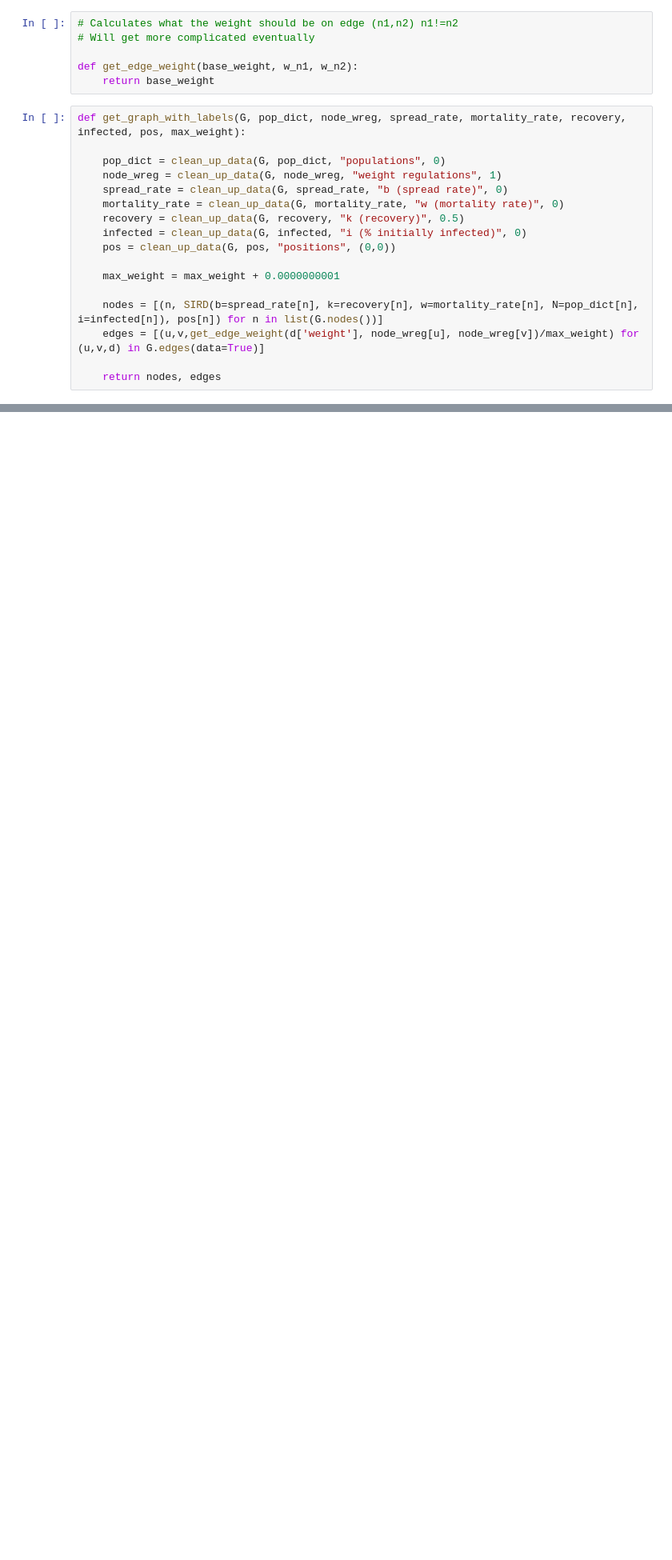
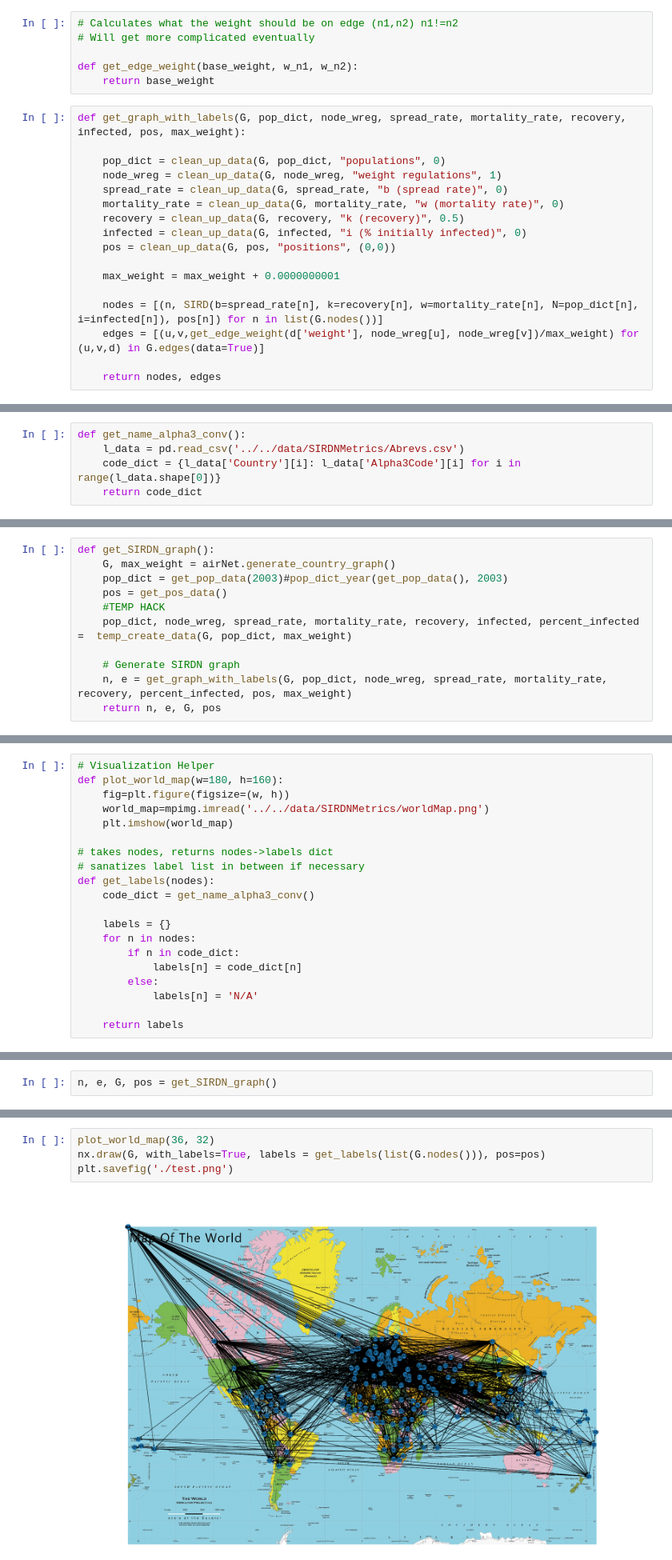
Before and after one commit to Katsutoshii/adversarial-epidemics, a Jupyter notebook: src/notebooks/SIRDNGraph.ipynb, the cells around one changed output, grey strips where cells are left out. Shown at 80% size. Drawn from its saved outputs; the diff is of its cells as text; blank space fills up the shorter version.

Commit message:
Added SIRDNGraph

```diff
--- a/src/notebooks/SIRDNGraph.ipynb
+++ b/src/notebooks/SIRDNGraph.ipynb
@@ -178,0 +48,5 @@ def pop_dict_year(data, year):
+# %%
+def get_name_alpha3_conv():
+    l_data = pd.read_csv('../../data/SIRDNMetrics/Abrevs.csv')
+    code_dict = {l_data['Country'][i]: l_data['Alpha3Code'][i] for i in range(l_data.shape[0])}
+    return code_dict
@@ -239,0 +115,11 @@ srirdg.save_dict()
+# %%
+def get_SIRDN_graph():
+    G, max_weight = airNet.generate_country_graph()
+    pop_dict = get_pop_data(2003)#pop_dict_year(get_pop_data(), 2003)
+    pos = get_pos_data()
+    #TEMP HACK
+    pop_dict, node_wreg, spread_rate, mortality_rate, recovery, infected, percent_infected =  temp_create_data(G, pop_dict, max_weight)
+
+    # Generate SIRDN graph
+    n, e = get_graph_with_labels(G, pop_dict, node_wreg, spread_rate, mortality_rate, recovery, percent_infected, pos, max_weight)
+    return n, e, G, pos
@@ -239,0 +128,20 @@ srirdg.save_dict()
+# %%
+# Visualization Helper
+def plot_world_map(w=180, h=160):
+    fig=plt.figure(figsize=(w, h))
+    world_map=mpimg.imread('../../data/SIRDNMetrics/worldMap.png')
+    plt.imshow(world_map)
+
+# takes nodes, returns nodes->labels dict
+# sanatizes label list in between if necessary
+def get_labels(nodes):
+    code_dict = get_name_alpha3_conv()
+
+    labels = {}
+    for n in nodes:
+        if n in code_dict:
+            labels[n] = code_dict[n]
+        else:
+            labels[n] = 'N/A'
+
+    return labels
@@ -239,0 +150,2 @@ srirdg.save_dict()
+# %%
+n, e, G, pos = get_SIRDN_graph()
@@ -239,0 +170,6 @@ srirdg.save_dict()
+# %%
+plot_world_map(36, 32)
+nx.draw(G, with_labels=True, labels = get_labels(list(G.nodes())), pos=pos)
+plt.savefig('./test.png')
+# %% [output]
+[figure, added]
```
Also changed, not shown: parts of 17 cells of this notebook.
